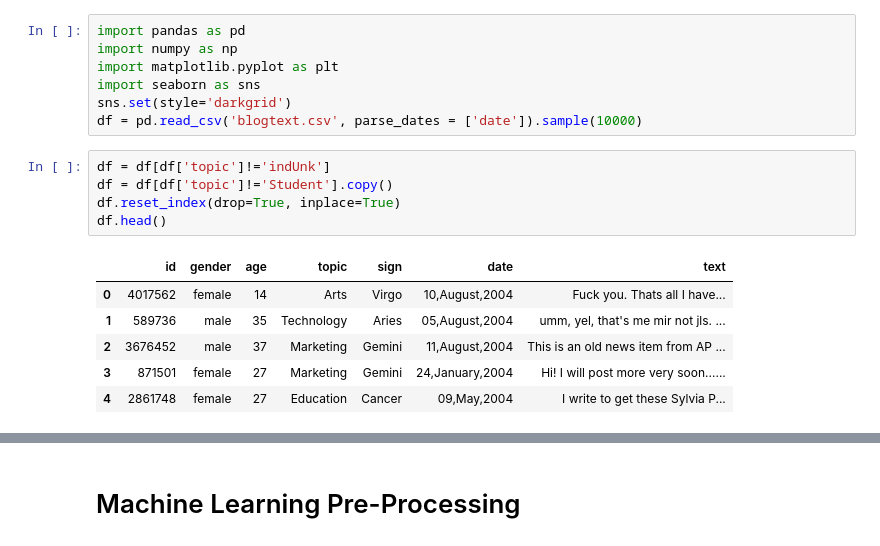
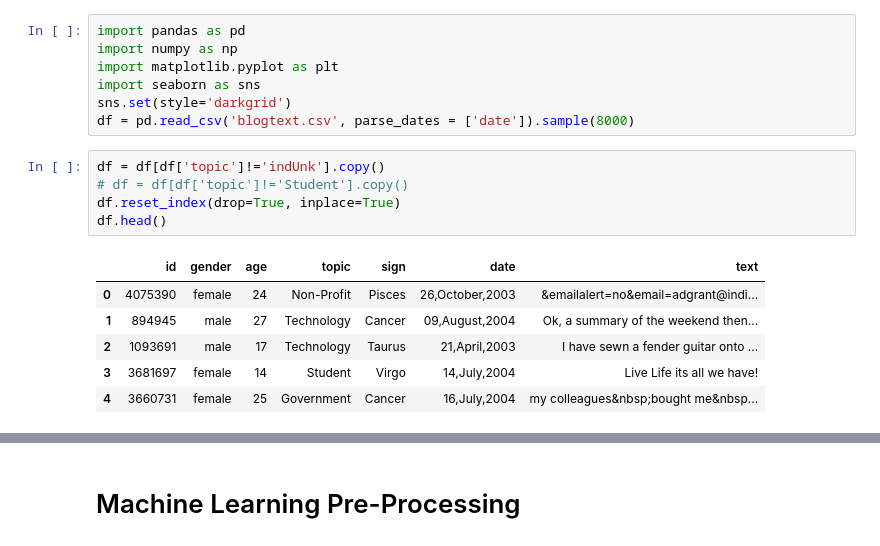
Before and after one commit to drewlehe/blog-nlp, a Jupyter notebook: spacy.ipynb, the cells around one changed output, grey strips where cells are left out. Saved outputs shown, nothing was run; the diff lists cells and outputs as text.

```diff
--- a/spacy.ipynb
+++ b/spacy.ipynb
@@ -4,16 +12,16 @@ import numpy as np
 import matplotlib.pyplot as plt
 import seaborn as sns
 sns.set(style='darkgrid')
-df = pd.read_csv('blogtext.csv', parse_dates = ['date']).sample(10000)
+df = pd.read_csv('blogtext.csv', parse_dates = ['date']).sample(8000)
 # %%
-df = df[df['topic']!='indUnk']
-df = df[df['topic']!='Student'].copy()
+df = df[df['topic']!='indUnk'].copy()
+# df = df[df['topic']!='Student'].copy()
 df.reset_index(drop=True, inplace=True)
 df.head()
 # %% [output]
 |  | id | gender | age | topic | sign | date | text |
-| 0 | 4017562 | female | 14 | Arts | Virgo | 10,August,2004 | Fuck you. Thats all I have... |
-| 1 | 589736 | male | 35 | Technology | Aries | 05,August,2004 | umm, yel, that's me mir not jls. ... |
-| 2 | 3676452 | male | 37 | Marketing | Gemini | 11,August,2004 | This is an old news item from AP ... |
-| 3 | 871501 | female | 27 | Marketing | Gemini | 24,January,2004 | Hi! I will post more very soon...... |
-| 4 | 2861748 | female | 27 | Education | Cancer | 09,May,2004 | I write to get these Sylvia P... |
+| 0 | 4075390 | female | 24 | Non-Profit | Pisces | 26,October,2003 | &emailalert=no&email=adgrant@indi... |
+| 1 | 894945 | male | 27 | Technology | Cancer | 09,August,2004 | Ok, a summary of the weekend then... |
+| 2 | 1093691 | male | 17 | Technology | Taurus | 21,April,2003 | I have sewn a fender guitar onto ... |
+| 3 | 3681697 | female | 14 | Student | Virgo | 14,July,2004 | Live Life its all we have! |
+| 4 | 3660731 | female | 25 | Government | Cancer | 16,July,2004 | my colleagues&nbsp;bought me&nbsp... |
```
Also changed, not shown: parts of 73 cells of this notebook.
